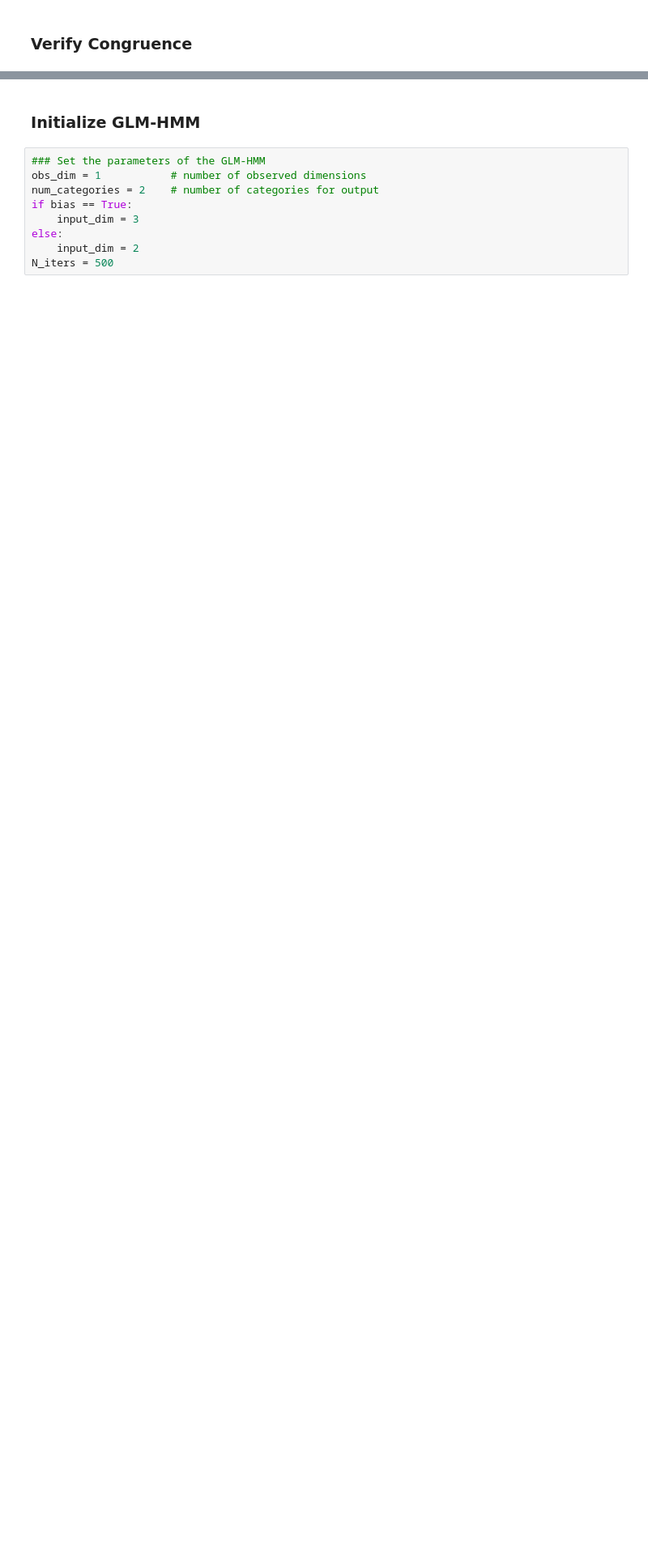
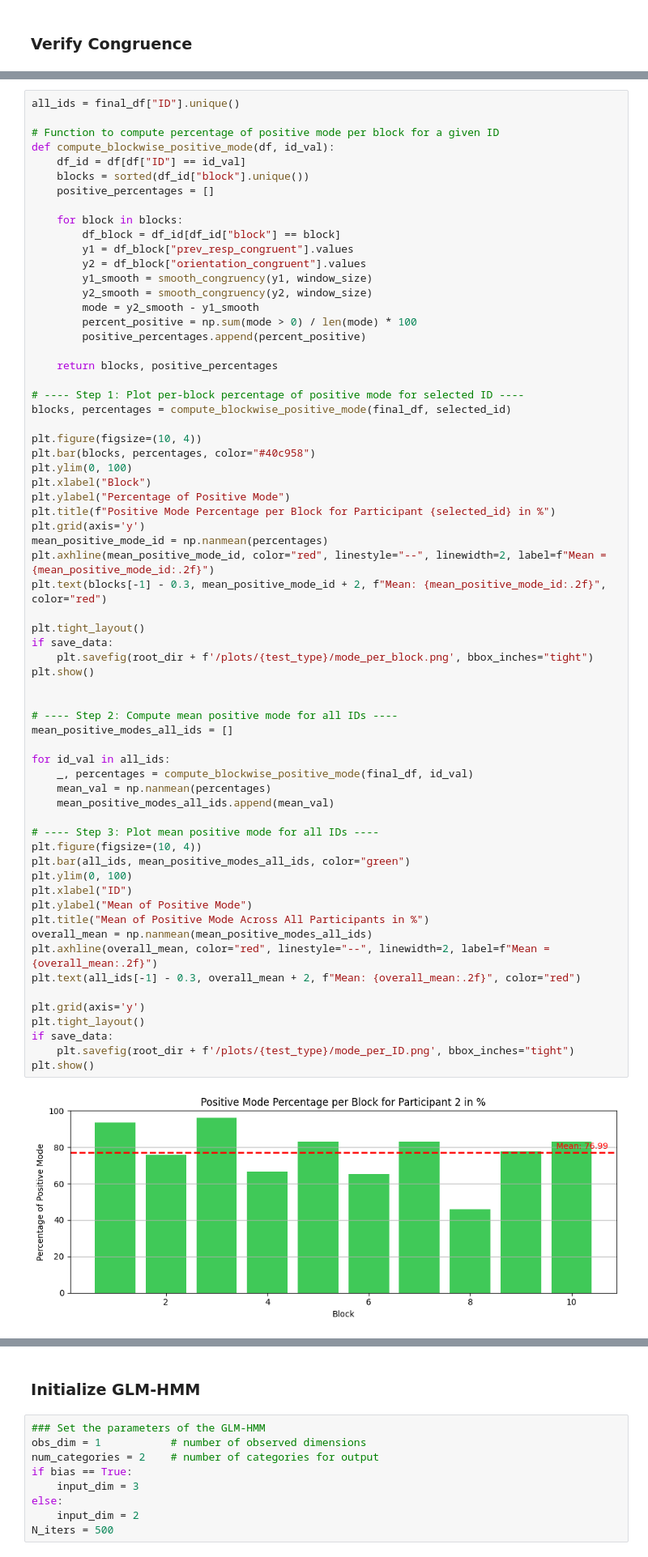
Before and after one commit to cocoltre/Visual-Perception, a Jupyter notebook: GLM_HMM_predictive_templates.ipynb, the cells around one changed output, grey strips where cells are left out. Shown at 81% size. Saved outputs shown, nothing was run; the diff lists cells and outputs as text; blank space fills up the shorter version.

```diff
--- a/GLM_HMM_predictive_templates.ipynb
+++ b/GLM_HMM_predictive_templates.ipynb
@@ -412,0 +412,67 @@ plt.show()
+# %%
+all_ids = final_df["ID"].unique()
+
+# Function to compute percentage of positive mode per block for a given ID
+def compute_blockwise_positive_mode(df, id_val):
+    df_id = df[df["ID"] == id_val]
+    blocks = sorted(df_id["block"].unique())
+    positive_percentages = []
+
+    for block in blocks:
+        df_block = df_id[df_id["block"] == block]
+        y1 = df_block["prev_resp_congruent"].values
+        y2 = df_block["orientation_congruent"].values
+        y1_smooth = smooth_congruency(y1, window_size)
+        y2_smooth = smooth_congruency(y2, window_size)
+        mode = y2_smooth - y1_smooth
+        percent_positive = np.sum(mode > 0) / len(mode) * 100
+        positive_percentages.append(percent_positive)
+
+    return blocks, positive_percentages
+
+# ---- Step 1: Plot per-block percentage of positive mode for selected ID ----
+blocks, percentages = compute_blockwise_positive_mode(final_df, selected_id)
+
+plt.figure(figsize=(10, 4))
+plt.bar(blocks, percentages, color="#40c958")
+plt.ylim(0, 100)
+plt.xlabel("Block")
+plt.ylabel("Percentage of Positive Mode")
+plt.title(f"Positive Mode Percentage per Block for Participant {selected_id} in %")
+plt.grid(axis='y')
+mean_positive_mode_id = np.nanmean(percentages)
+plt.axhline(mean_positive_mode_id, color="red", linestyle="--", linewidth=2, label=f"Mean = {mean_positive_mode_id:.2f}")
+plt.text(blocks[-1] - 0.3, mean_positive_mode_id + 2, f"Mean: {mean_positive_mode_id:.2f}", color="red")
+
+plt.tight_layout()
+if save_data:
+    plt.savefig(root_dir + f'/plots/{test_type}/mode_per_block.png', bbox_inches="tight")
+plt.show()
+
+
+# ---- Step 2: Compute mean positive mode for all IDs ----
+mean_positive_modes_all_ids = []
+
+for id_val in all_ids:
+    _, percentages = compute_blockwise_positive_mode(final_df, id_val)
+    mean_val = np.nanmean(percentages)
+    mean_positive_modes_all_ids.append(mean_val)
+
+# ---- Step 3: Plot mean positive mode for all IDs ----
+plt.figure(figsize=(10, 4))
+plt.bar(all_ids, mean_positive_modes_all_ids, color="green")
+plt.ylim(0, 100)
+plt.xlabel("ID")
+plt.ylabel("Mean of Positive Mode")
+plt.title("Mean of Positive Mode Across All Participants in %")
+overall_mean = np.nanmean(mean_positive_modes_all_ids)
+plt.axhline(overall_mean, color="red", linestyle="--", linewidth=2, label=f"Mean = {overall_mean:.2f}")
+plt.text(all_ids[-1] - 0.3, overall_mean + 2, f"Mean: {overall_mean:.2f}", color="red")
+
+plt.grid(axis='y')
+plt.tight_layout()
+if save_data:
+    plt.savefig(root_dir + f'/plots/{test_type}/mode_per_ID.png', bbox_inches="tight")
+plt.show()
+# %% [output]
+[figure, added]
```
Also changed, not shown: parts of 3 cells of this notebook, 9 other files.
